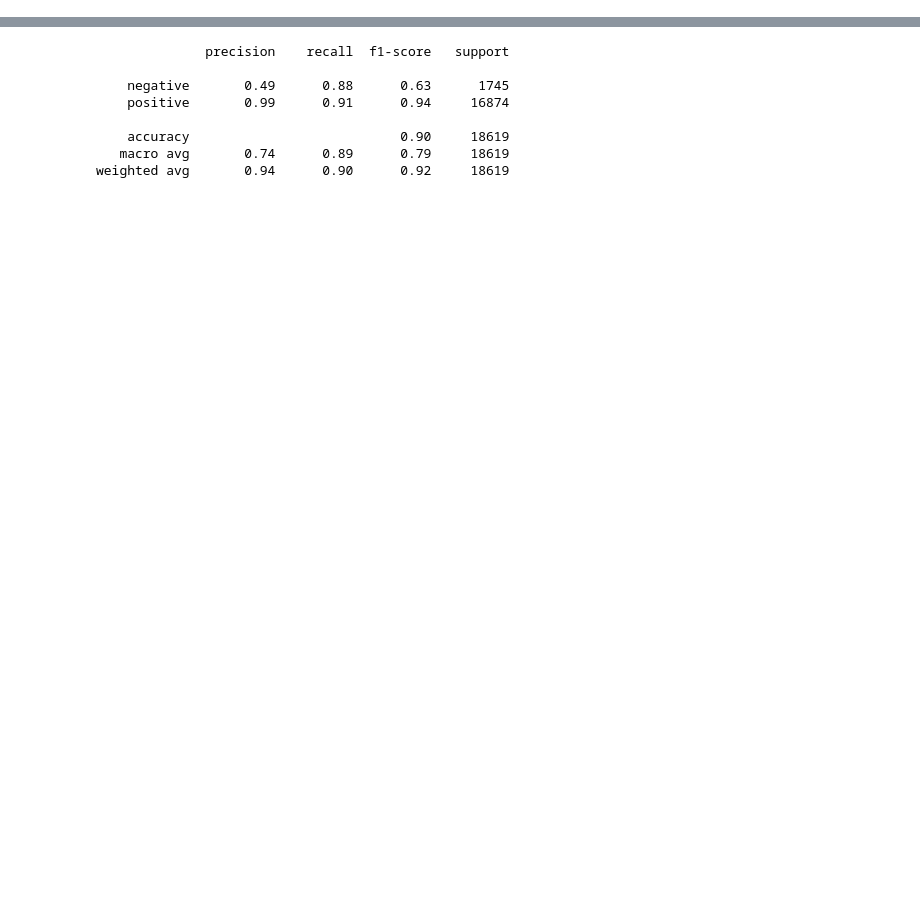
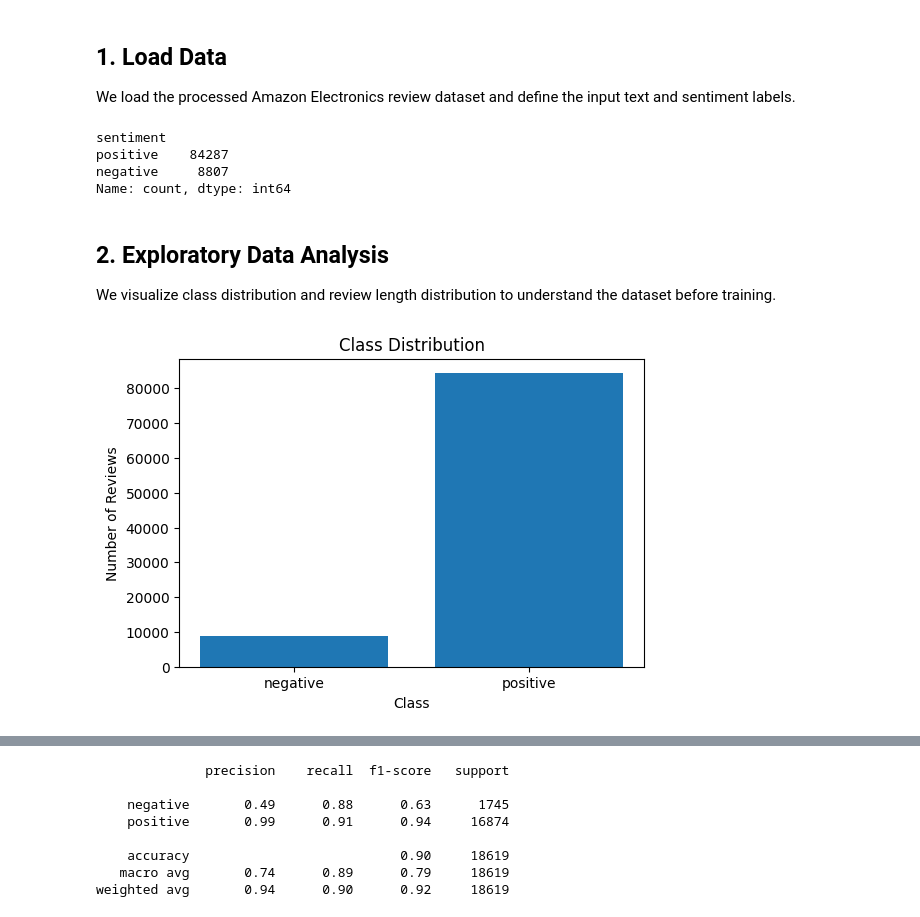
Before and after one commit to trandamkhanh311207-glitch/amazon-sentiment-analysis, a Jupyter notebook: notebooks/main.ipynb, the cells around one changed output, grey strips where cells are left out. Cells and saved outputs as stored; diff of their text form; code cells hidden in the pictures; blank space fills up the shorter version.

Commit message:
Finalize notebooks, evaluation results, and error analysis

```diff
--- a/notebooks/main.ipynb
+++ b/notebooks/main.ipynb
@@ -7,5 +39,17 @@ from sklearn.metrics import classification_report
+# %% [markdown]
+## 1. Load Data
+We load the processed Amazon Electronics review dataset and define the input text and sentiment labels.
 # %%
 df = pd.read_csv("../data/processed/amazon_sentiment_processed.csv")
 # %%
 x = df["reviewText"]
 y = df["sentiment"]
+print(y.value_counts())
+# %% [output]
+sentiment
+positive    84287
+negative     8807
+Name: count, dtype: int64
+# %% [markdown]
+## 2. Exploratory Data Analysis
+We visualize class distribution and review length distribution to understand the dataset before training.
@@ -11,0 +60,12 @@ y = df["sentiment"]
+# %%
+label_counts = df["sentiment"].value_counts().sort_index()
+
+plt.figure(figsize=(6, 4))
+plt.bar(label_counts.index.astype(str), label_counts.values)
+plt.xlabel("Class")
+plt.ylabel("Number of Reviews")
+plt.title("Class Distribution")
+plt.savefig("../results/figures/class_distribution.png", dpi=300, bbox_inches="tight")
+plt.show()
+# %% [output]
+[figure, added]
```
Also changed, not shown: parts of 121 cells of this notebook, 15 other files.
